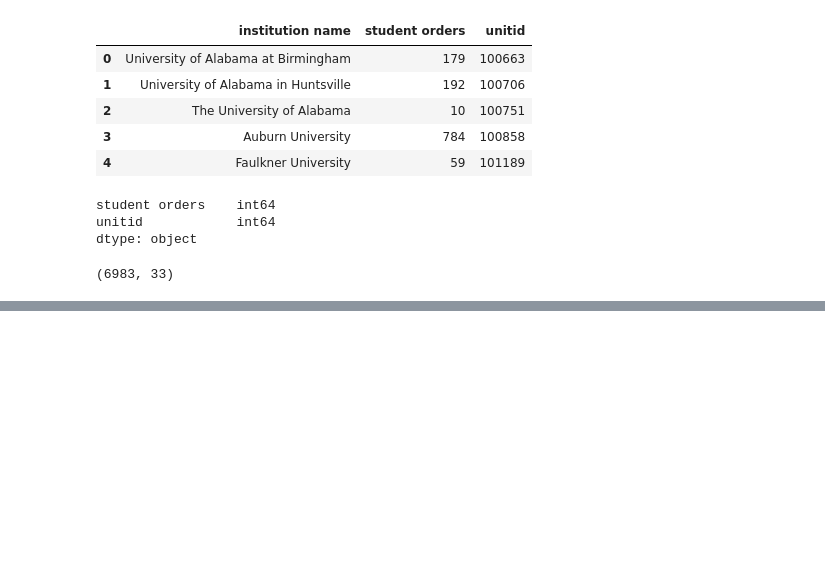
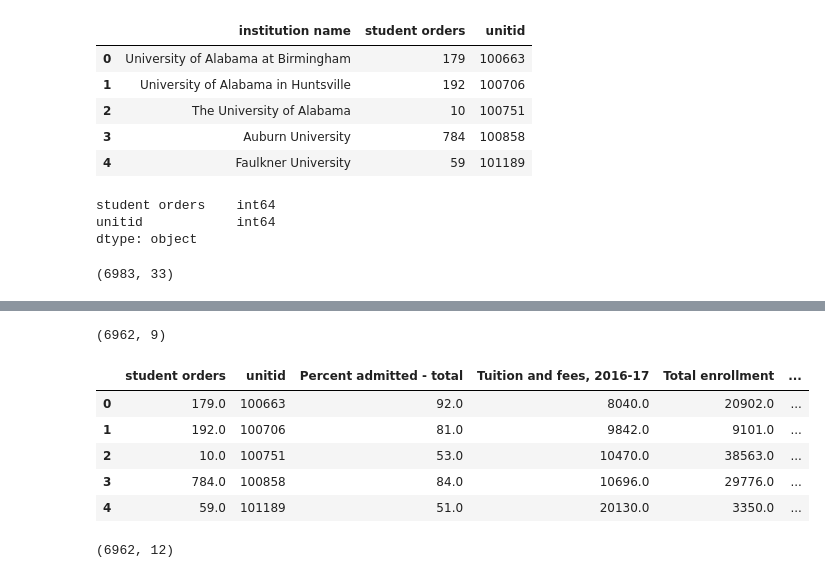
Before and after one commit to KayliBrownstein/data-science-flatworld-sales, a Jupyter notebook: revised_institutions_eda.ipynb, the cells around one changed output, grey strips where cells are left out. Drawn from its saved outputs; the diff is of its cells as text; code cells hidden in the pictures; blank space fills up the shorter version.

```diff
--- a/revised_institutions_eda.ipynb
+++ b/revised_institutions_eda.ipynb
@@ -1438,0 +1498,15 @@ ipeds_institutions_predictions.head()
+# %%
+ipeds_institutions_predictions = ipeds_institutions_predictions.loc[:,~ipeds_institutions_predictions.columns.duplicated()]
+# %%
+feature_cols = [
+                'Tuition and fees, 2016-17',
+                'Total  enrollment',
+                'Graduation rate, total cohort',
+                'Average amount of federal, state, local or institutional grant aid awarded',
+                'Total number of full-time first-time degree/certificate seeking undergraduates - financial aid cohort',
+                'Percent admitted - total'
+            ]
+
+for col in feature_cols:
+#     ipeds_institutions_predictions[col] = ipeds_institutions_predictions[col].astype(int)
+    ipeds_institutions_predictions[col] = ipeds_institutions_predictions[col].apply(pd.to_numeric)
@@ -1438,0 +1557,3 @@ ipeds_institutions_predictions.head()
+# %%
+# Drop rows with Null Level of institution
+ipeds_institutions_predictions = ipeds_institutions_predictions[pd.notnull(ipeds_institutions_predictions['Level of institution'])]
@@ -1438,0 +1580,24 @@ ipeds_institutions_predictions.head()
+# %%
+# fill na's with mean of groupby Level of Institution
+finaid_col = ipeds_institutions_predictions['Average amount of federal, state, local or institutional grant aid awarded']
+inst_name_col = ipeds_institutions_predictions['institution name']
+state_name_col = ipeds_institutions_predictions['FIPS state code']
+level_col = ipeds_institutions_predictions['Level of institution']
+sector_col = ipeds_institutions_predictions['Sector of institution']
+
+grouped = ipeds_institutions_predictions.groupby(['Level of institution'])
+transformed_group = grouped.transform(lambda x: x.fillna((x.mean())))
+ipeds_institutions_predictions = transformed_group
+# %%
+transformed_group.shape
+# %% [output]
+(6962, 9)
+# %%
+transformed_group.head()
+# %% [output]
+|  | student orders | unitid | Percent admitted - total | Tuition and fees, 2016-17 | Total enrollment | ... |
+| 0 | 179.0 | 100663 | 92.0 | 8040.0 | 20902.0 | ... |
+| 1 | 192.0 | 100706 | 81.0 | 9842.0 | 9101.0 | ... |
+| 2 | 10.0 | 100751 | 53.0 | 10470.0 | 38563.0 | ... |
+| 3 | 784.0 | 100858 | 84.0 | 10696.0 | 29776.0 | ... |
+| 4 | 59.0 | 101189 | 51.0 | 20130.0 | 3350.0 | ... |
@@ -1438,0 +1610,4 @@ ipeds_institutions_predictions.head()
+# %%
+ipeds_institutions_predictions.shape
+# %% [output]
+(6962, 12)
```
Also changed, not shown: parts of 20 cells of this notebook.
